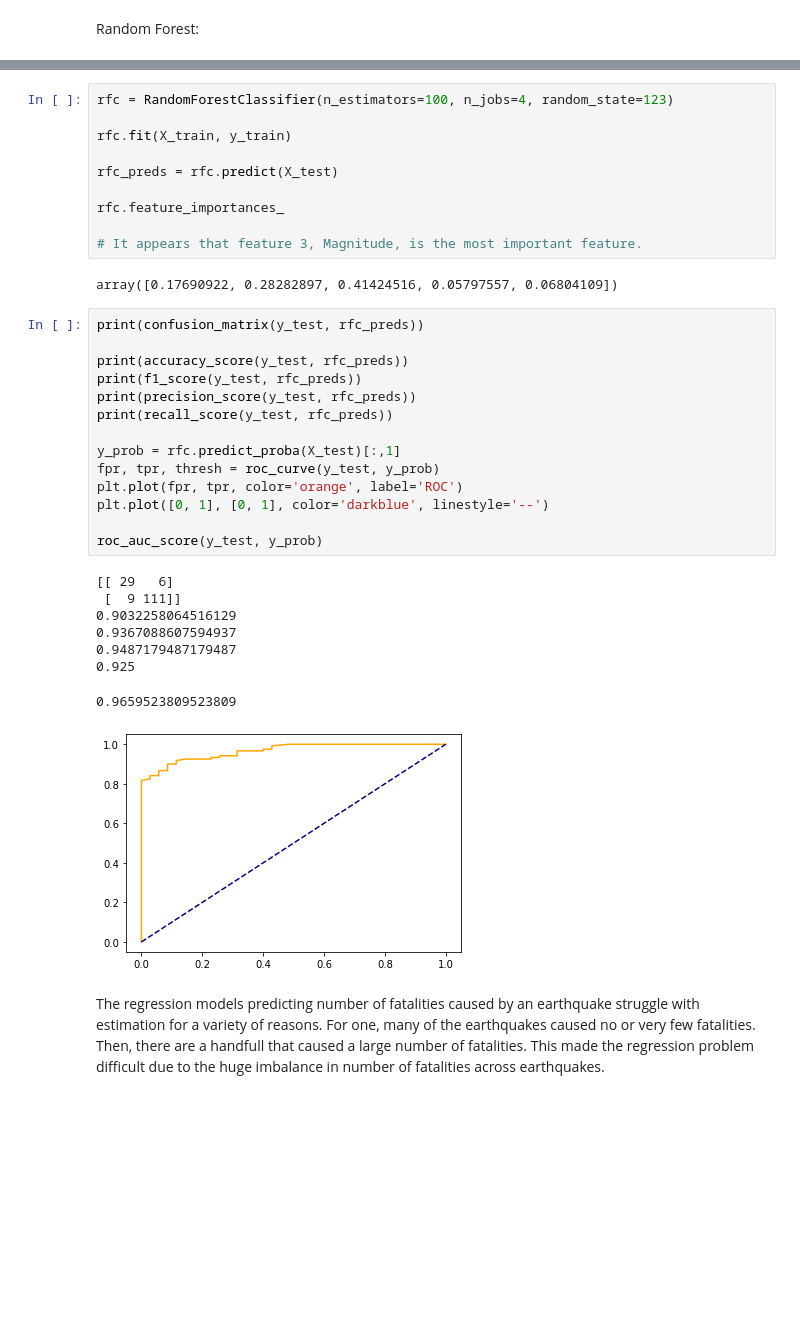
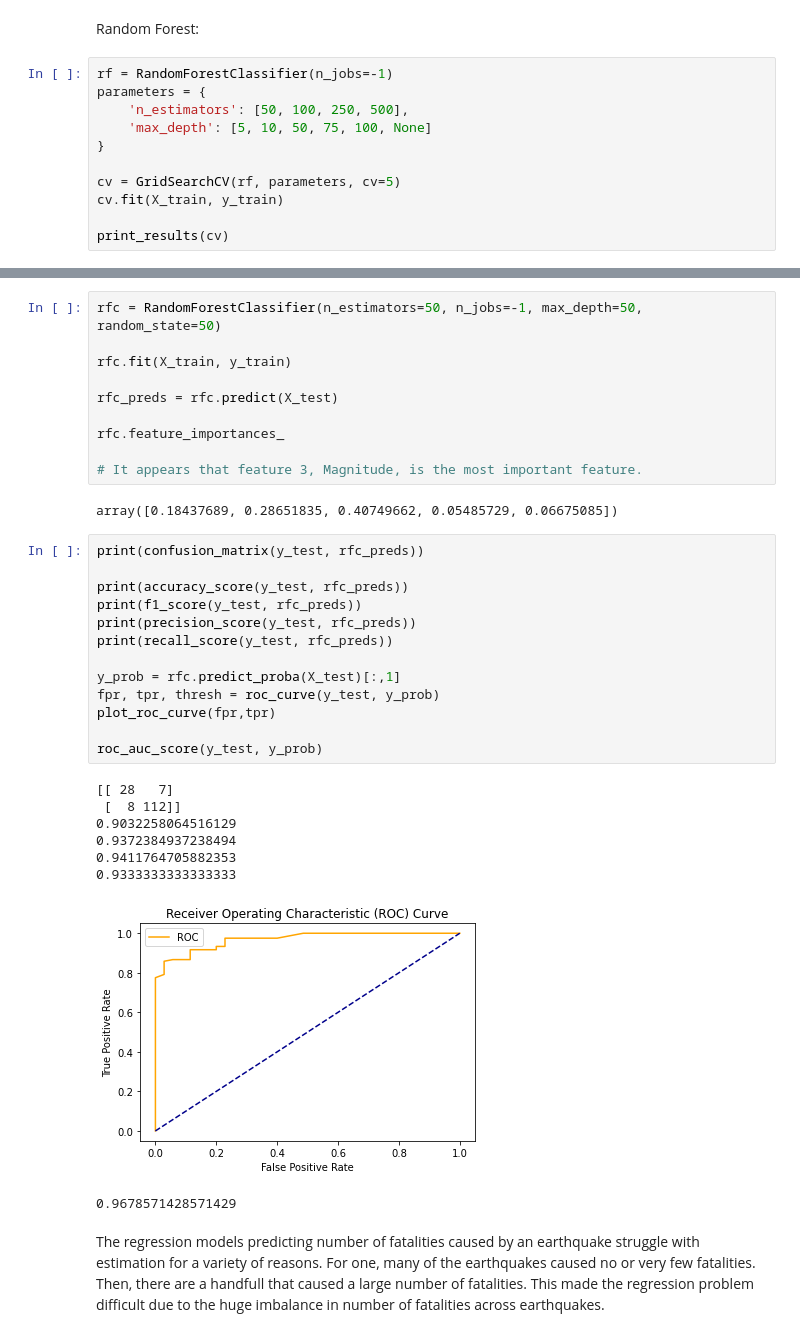
Before and after one commit to trgrimm/Earthquake_Fatality_Prediction, a Jupyter notebook: Earthquake Models.ipynb, the cells around one changed output, grey strips where cells are left out. Drawn from its saved outputs; the diff is of its cells as text; blank space fills up the shorter version.

```diff
--- a/Earthquake Models.ipynb
+++ b/Earthquake Models.ipynb
@@ -612,2 +658,13 @@ roc_auc_score(y_test, y_prob)
 # %% [markdown]
 Random Forest:
+# %%
+rf = RandomForestClassifier(n_jobs=-1)
+parameters = {
+    'n_estimators': [50, 100, 250, 500],
+    'max_depth': [5, 10, 50, 75, 100, None]
+}
+
+cv = GridSearchCV(rf, parameters, cv=5)
+cv.fit(X_train, y_train)
+
+print_results(cv)
@@ -614,5 +689,5 @@ Random Forest:
 # %%
-rfc = RandomForestClassifier(n_estimators=100, n_jobs=4, random_state=123)
+rfc = RandomForestClassifier(n_estimators=50, n_jobs=-1, max_depth=50, random_state=50)
 
 rfc.fit(X_train, y_train)
 
@@ -622,30 +697,29 @@ rfc.feature_importances_
 
 # It appears that feature 3, Magnitude, is the most important feature.
 # %% [output]
-array([0.17690922, 0.28282897, 0.41424516, 0.05797557, 0.06804109])
+array([0.18437689, 0.28651835, 0.40749662, 0.05485729, 0.06675085])
 # %%
 print(confusion_matrix(y_test, rfc_preds))
 
 print(accuracy_score(y_test, rfc_preds))
 print(f1_score(y_test, rfc_preds))
 print(precision_score(y_test, rfc_preds))
 print(recall_score(y_test, rfc_preds))
 
 y_prob = rfc.predict_proba(X_test)[:,1]
 fpr, tpr, thresh = roc_curve(y_test, y_prob)
-plt.plot(fpr, tpr, color='orange', label='ROC')
-plt.plot([0, 1], [0, 1], color='darkblue', linestyle='--')
+plot_roc_curve(fpr,tpr)
 
 roc_auc_score(y_test, y_prob)
 # %% [output]
-[[ 29   6]
- [  9 111]]
+[[ 28   7]
+ [  8 112]]
 0.9032258064516129
-0.9367088607594937
-0.9487179487179487
-0.925
+0.9372384937238494
+0.9411764705882353
+0.9333333333333333
+[figure, new version]
-0.9659523809523809
+0.9678571428571429
-[figure, old version]
 # %% [markdown]
 The regression models predicting number of fatalities caused by an earthquake struggle with estimation for a variety of reasons. For one, many of the earthquakes caused no or very few fatalities. Then, there are a handfull that caused a large number of fatalities. This made the regression problem difficult due to the huge imbalance in number of fatalities across earthquakes.
 # %% [markdown]
```
Also changed, not shown: parts of 9 cells of this notebook.
